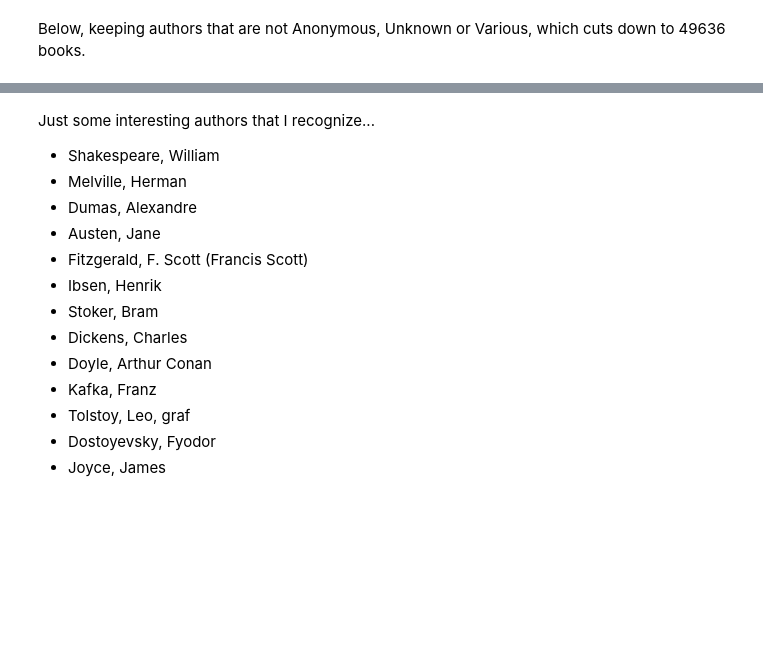
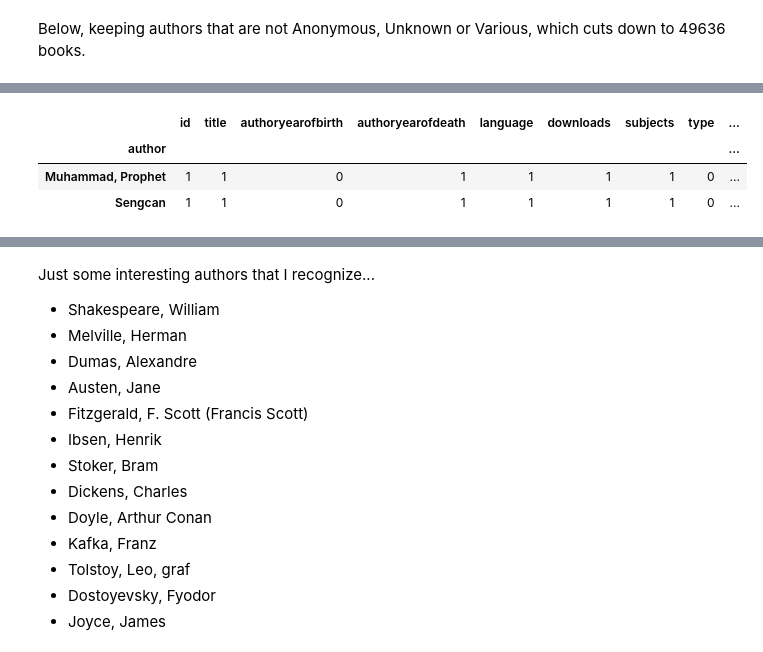
Before and after one commit to tomoumer/discovery_of_writing_differences, a Jupyter notebook: notebooks/data_exploration.ipynb, the cells around one changed output, grey strips where cells are left out. Cells and saved outputs as stored; diff of their text form; code cells hidden in the pictures; blank space fills up the shorter version.

```diff
--- a/notebooks/data_exploration.ipynb
+++ b/notebooks/data_exploration.ipynb
@@ -217,0 +246,19 @@ For starters, I'll just look at top 6 authors (based on # of books).
+# %%
+# function to calculate centuy of living, taking int account both birth and death where possible
+def calc_century(birth, death):
+
+    if np.isnan(birth) & np.isnan(death):
+        x = np.NaN
+
+    elif np.isnan(birth):
+        x = int(death/100)
+
+    elif np.isnan(death):
+        x = int(birth/100)
+
+    else:
+        x = int((birth + (death/2 - birth/2)) / 100)
+
+    return x
+# %%
+library_en['authorcentury'] = library_en.apply(lambda x: calc_century(x.authoryearofbirth, x.authoryearofdeath), axis=1)
@@ -217,0 +287,11 @@ For starters, I'll just look at top 6 authors (based on # of books).
+# %%
+cte = 6.0
+
+display(library_en.loc[library_en['authorcentury'] == cte].groupby('author').count())
+
+display(library_en.loc[library_en['authorcentury'] == cte])
+# %% [output]
+|  | id | title | authoryearofbirth | authoryearofdeath | language | downloads | subjects | type | ... |
+| author |  |  |  |  |  |  |  |  | ... |
+| Muhammad, Prophet | 1 | 1 | 0 | 1 | 1 | 1 | 1 | 0 | ... |
+| Sengcan | 1 | 1 | 0 | 1 | 1 | 1 | 1 | 0 | ... |
```
Also changed, not shown: parts of 44 cells of this notebook.
